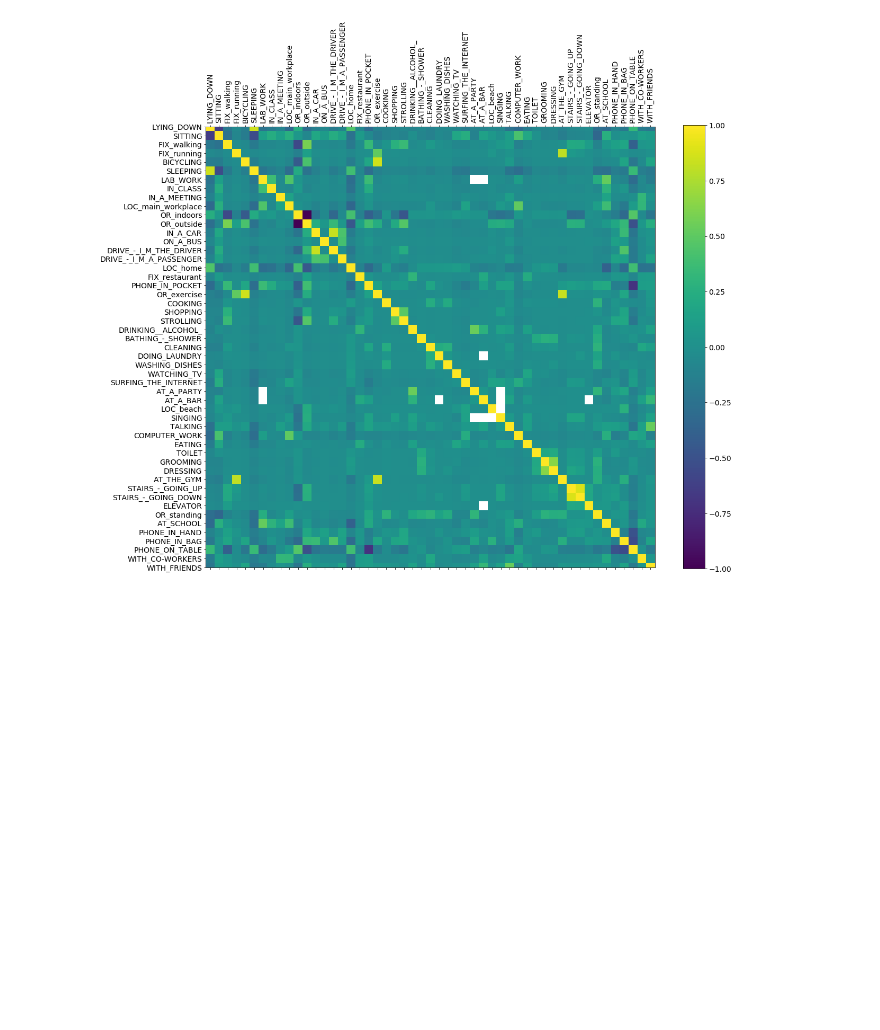
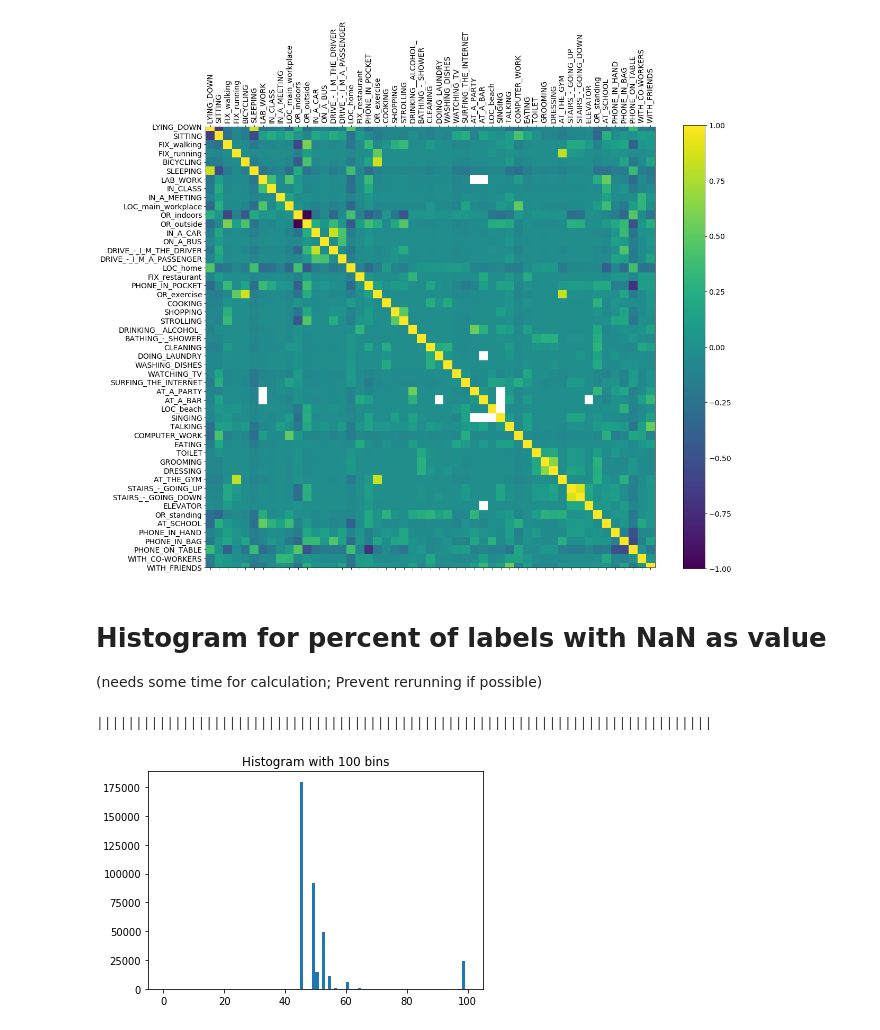
Before and after one commit to rickest-rick/mu_practical_work, a Jupyter notebook: src/label_stats.ipynb, the cells around one changed output. Drawn from its saved outputs; the diff is of its cells as text; code cells hidden in the pictures; blank space fills up the shorter version.

Commit message:
added histogram for percentage  NaNs

```diff
--- a/src/label_stats.ipynb
+++ b/src/label_stats.ipynb
@@ -122,3 +78,26 @@ plt
 # %% [output]
 <module 'matplotlib.pyplot' from '/home/tp/Workspace/mu_practical_work/src/venv/lib/python3.6/site-packages/matplotlib/pyplot.py'>
 [figure]
+# %% [markdown]
+# Histogram for percent of labels with NaN as value
+(needs some time for calculation; Prevent rerunning if possible)
+# %%
+hist_result = []
+BINS = 100
+for row in labels.index:
+    #print("row: {}".format(row))
+    count = 0
+    for column in range(len(labels.columns)):
+        #print("column: {}".format(column))
+        #print(labels.iat[row, column])
+        if pd.isna(labels.iat[row, column]): count += 1
+    hist_result.append(count/51 * 100)
+    if row % round(len(labels.index)/50) == 0:
+        print("|", end='')
+print("")
+plt.hist(hist_result, bins=BINS, range=(0, 100))
+plt.title("Histogram with {} bins".format(BINS))
+plt.show()
+# %% [output]
+|||||||||||||||||||||||||||||||||||||||||||||||||||||||||||||||||||||||||||||||
+[figure, added]
```
Also changed, not shown: parts of 10 cells of this notebook.
